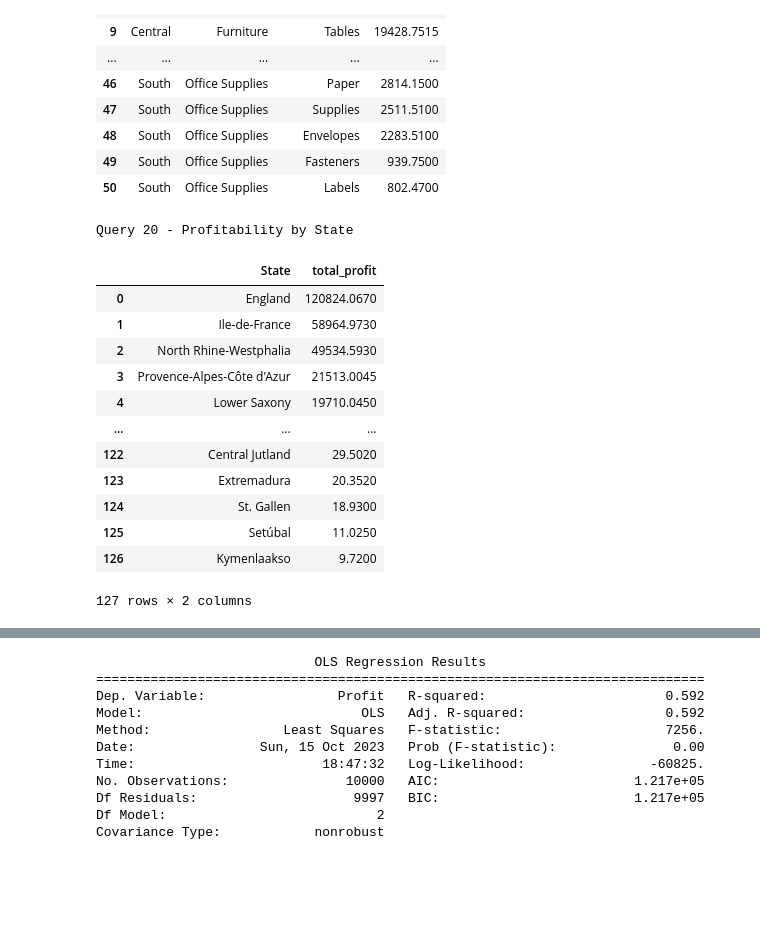
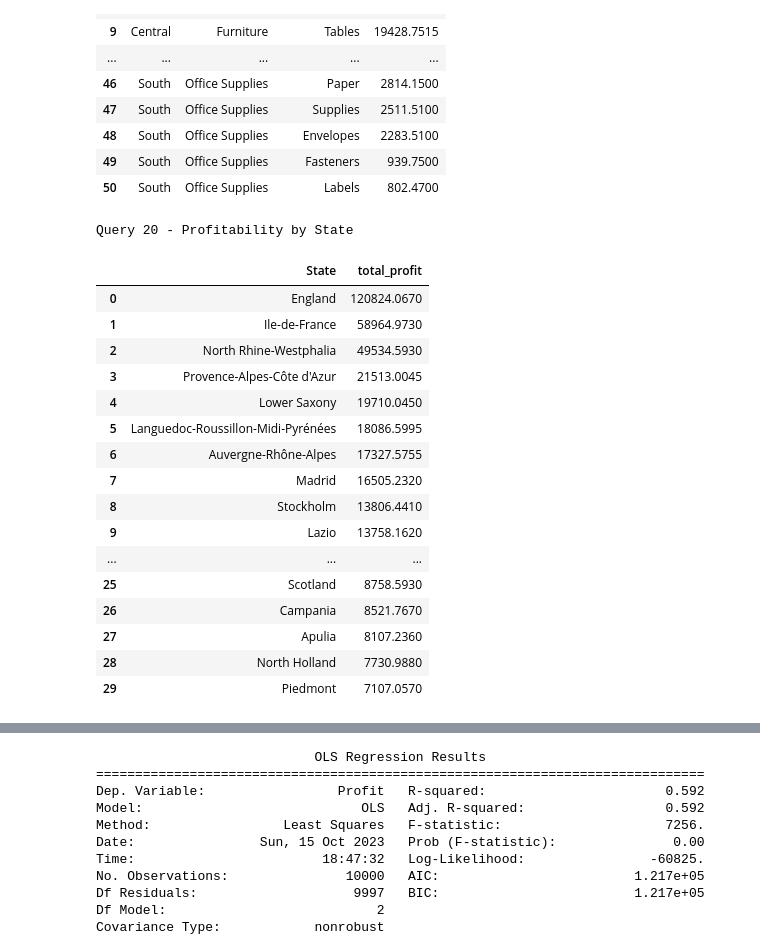
Before and after one commit to analyst-ankita/EU-Superstore-Analysis, a Jupyter notebook: superstore-analysis.ipynb, the cells around one changed output, grey strips where cells are left out. Cells and saved outputs as stored; diff of their text form; code cells hidden in the pictures; blank space fills up the shorter version.

```diff
--- a/superstore-analysis.ipynb
+++ b/superstore-analysis.ipynb
@@ -962,32 +1187,37 @@ fig.show()
 # %%
 # SQL Query 20 - Profitability by State
 query20 = """
 SELECT
   "State",
   SUM(Profit) AS total_profit
 FROM df
 GROUP BY "State"
-ORDER BY total_profit DESC;
+ORDER BY total_profit DESC
+LIMIT 30;
 """
 result20 = ps.sqldf(query20, locals())
 
 print("\nQuery 20 - Profitability by State\n")
 
 
 
 result20
 # %% [output]
 Query 20 - Profitability by State
 |  | State | total_profit |
 | 0 | England | 120824.0670 |
 | 1 | Ile-de-France | 58964.9730 |
 | 2 | North Rhine-Westphalia | 49534.5930 |
 | 3 | Provence-Alpes-Côte d'Azur | 21513.0045 |
 | 4 | Lower Saxony | 19710.0450 |
+| 5 | Languedoc-Roussillon-Midi-Pyrénées | 18086.5995 |
+| 6 | Auvergne-Rhône-Alpes | 17327.5755 |
+| 7 | Madrid | 16505.2320 |
+| 8 | Stockholm | 13806.4410 |
+| 9 | Lazio | 13758.1620 |
 | ... | ... | ... |
-| 122 | Central Jutland | 29.5020 |
-| 123 | Extremadura | 20.3520 |
-| 124 | St. Gallen | 18.9300 |
-| 125 | Setúbal | 11.0250 |
-| 126 | Kymenlaakso | 9.7200 |
+| 25 | Scotland | 8758.5930 |
+| 26 | Campania | 8521.7670 |
+| 27 | Apulia | 8107.2360 |
+| 28 | North Holland | 7730.9880 |
+| 29 | Piedmont | 7107.0570 |
-127 rows × 2 columns
```
Also changed, not shown: parts of 13 cells of this notebook.
